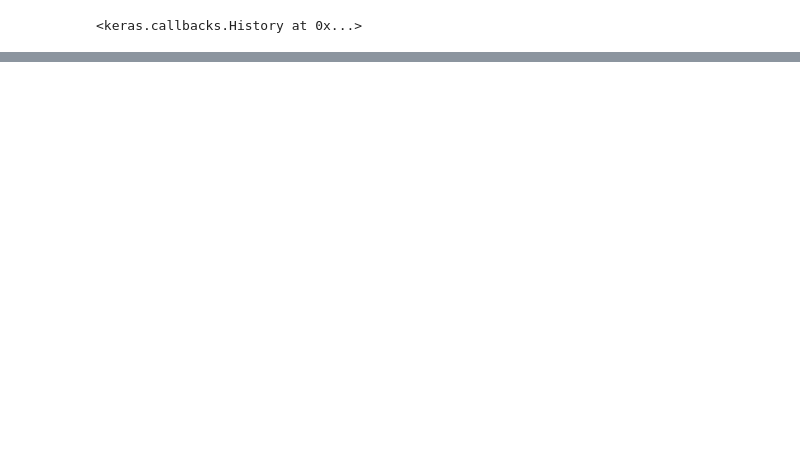
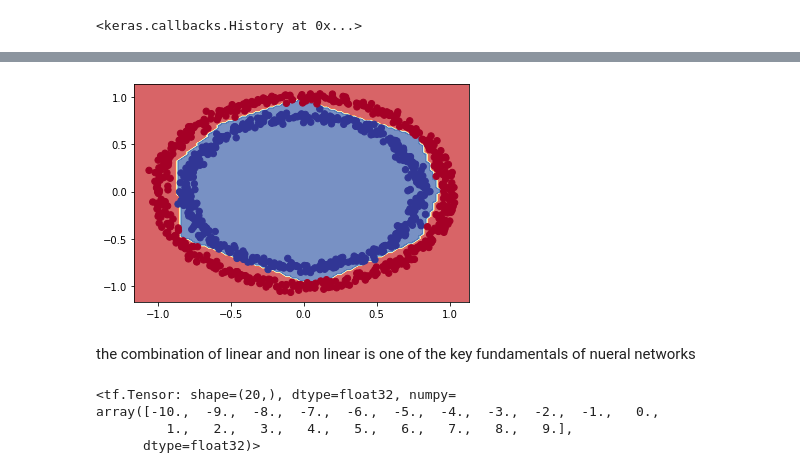
Before and after one commit to JaradAng/tensorflow_training, a Jupyter notebook: neural_network_classification.ipynb, the cells around one changed output, grey strips where cells are left out. Cells and saved outputs as stored; diff of their text form; code cells hidden in the pictures; blank space fills up the shorter version.

```diff
--- a/neural_network_classification.ipynb
+++ b/neural_network_classification.ipynb
@@ -225,0 +465,18 @@ Doing binary classification
+# %%
+ #final model
+tf.random.set_seed(42)
+
+#build model
+model8= tf.keras.Sequential([
+    tf.keras.layers.Dense(4, activation='relu'),
+    tf.keras.layers.Dense(4, activation='relu'),
+    tf.keras.layers.Dense(1, activation ='sigmoid')
+])
+
+#compile
+model8.compile(loss=tf.keras.losses.BinaryCrossentropy(),
+               optimizer=tf.keras.optimizers.Adam(learning_rate=0.01),
+               metrics=['accuracy'])
+
+#fit
+model8.fit(X, y, epochs=100)
@@ -225,0 +502,4 @@ Doing binary classification
+# %%
+plot_decision_boundary(model=model8,
+                       X=X,y=y)
+# %% [output]
@@ -225,0 +508,3 @@ Doing binary classification
+[figure, added]
+# %% [markdown]
+the combination of linear and non linear is one of the key fundamentals of nueral networks
@@ -225,0 +514,7 @@ Doing binary classification
+# %%
+A
+# %% [output]
+<tf.Tensor: shape=(20,), dtype=float32, numpy=
+array([-10.,  -9.,  -8.,  -7.,  -6.,  -5.,  -4.,  -3.,  -2.,  -1.,   0.,
+         1.,   2.,   3.,   4.,   5.,   6.,   7.,   8.,   9.],
+      dtype=float32)>
```
Also changed, not shown: parts of 28 cells of this notebook.
